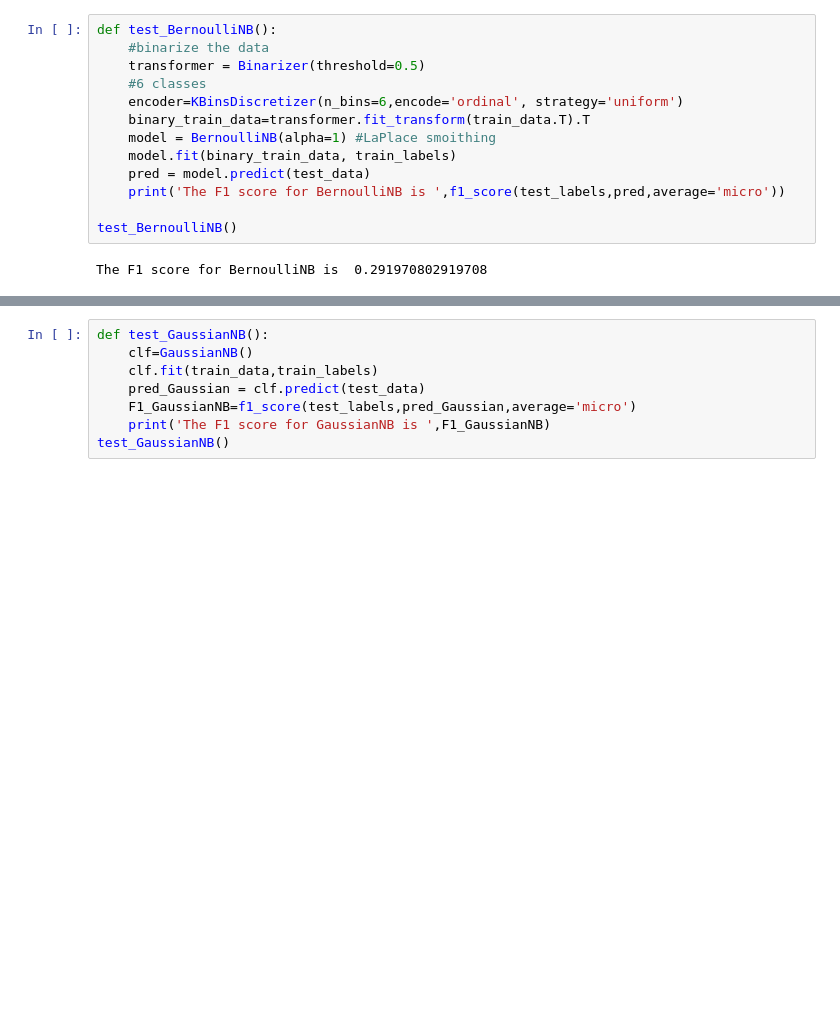
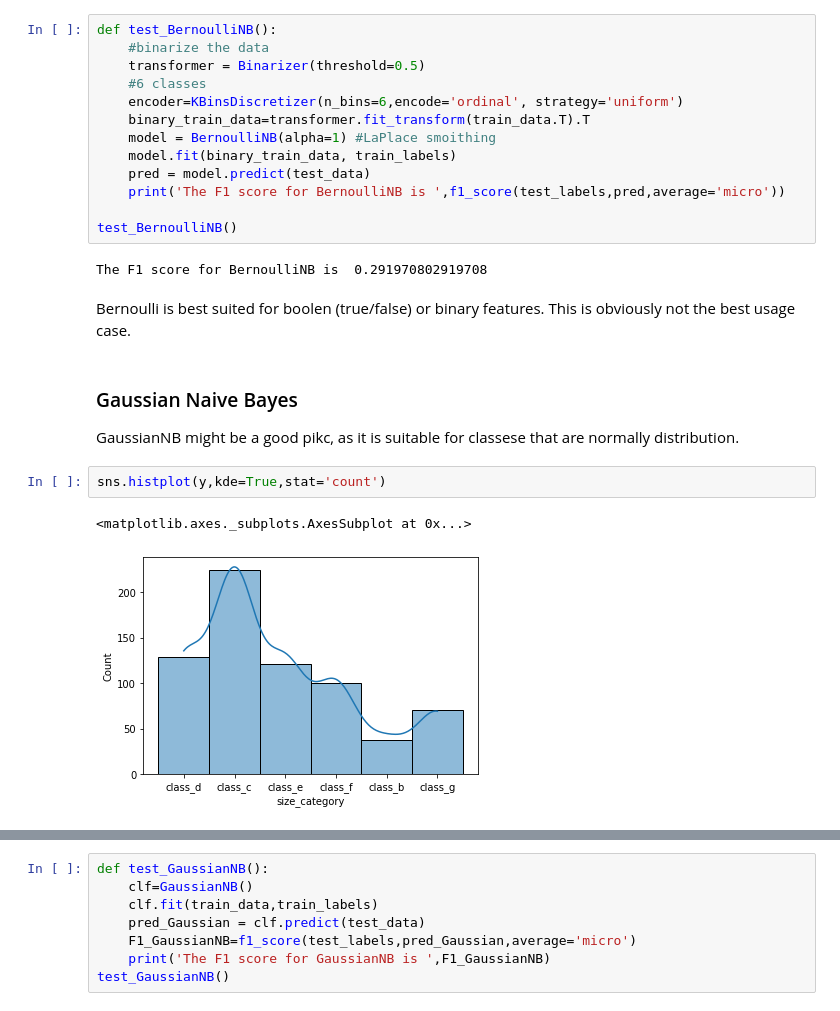
Before and after one commit to pau-you/Wildfires-in-California, a Jupyter notebook: final_wildfires.ipynb, the cells around one changed output, grey strips where cells are left out. Cells and saved outputs as stored; diff of their text form; blank space fills up the shorter version.

```diff
--- a/final_wildfires.ipynb
+++ b/final_wildfires.ipynb
@@ -147,3 +147,13 @@ def test_BernoulliNB():
 test_BernoulliNB()
 # %% [output]
 The F1 score for BernoulliNB is  0.291970802919708
+# %% [markdown]
+Bernoulli is best suited for boolen (true/false) or binary features. This is obviously not the best usage case.
+# %% [markdown]
+### Gaussian Naive Bayes
+GaussianNB might be a good pikc, as it is suitable for classese that are normally distribution.
+# %%
+sns.histplot(y,kde=True,stat='count')
+# %% [output]
+<matplotlib.axes._subplots.AxesSubplot at 0x...>
+[figure, added]
```
Also changed, not shown: parts of 39 cells of this notebook.
